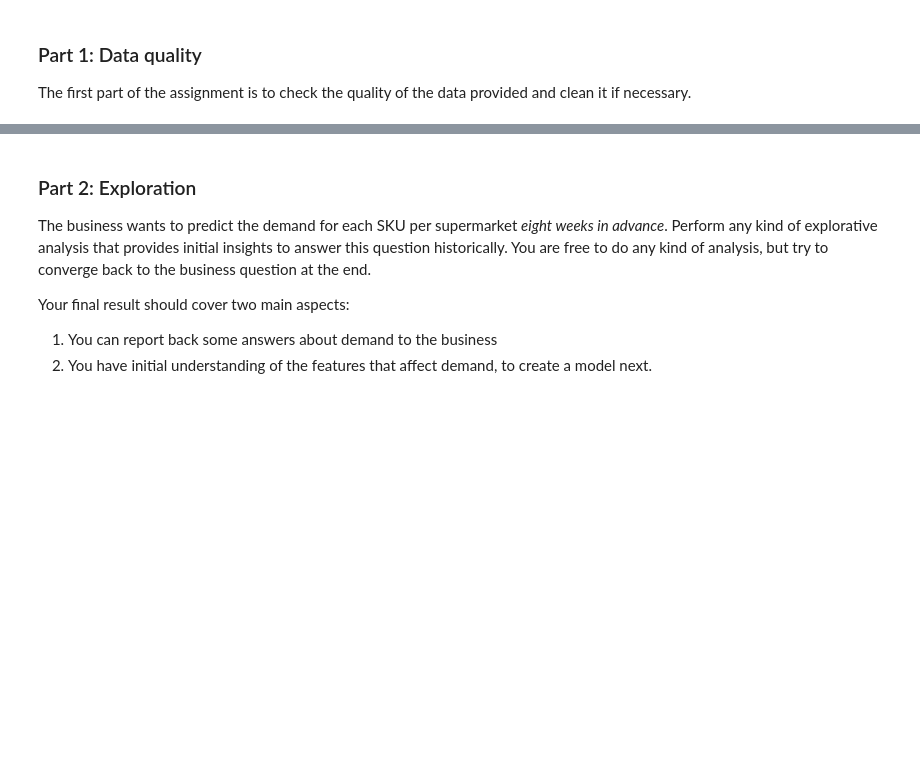
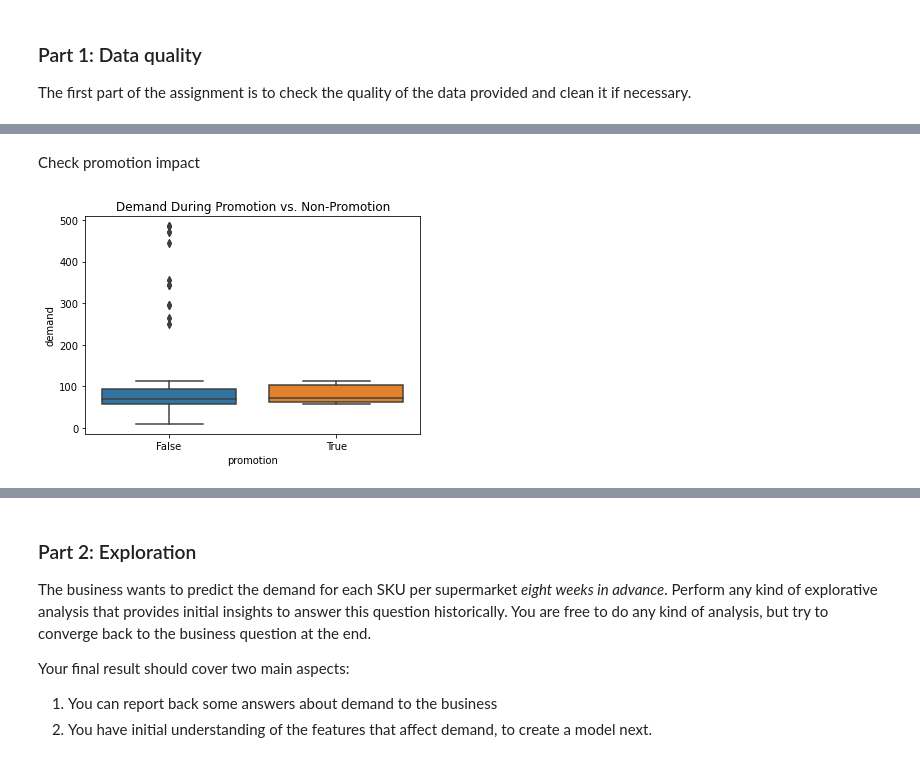
Before and after one commit to rafalhernik98/heineken-repository, a Jupyter notebook: EDA_exercise.ipynb, the cells around one changed output, grey strips where cells are left out. Drawn from its saved outputs; the diff is of its cells as text; code cells hidden in the pictures; blank space fills up the shorter version.

```diff
--- a/EDA_exercise.ipynb
+++ b/EDA_exercise.ipynb
@@ -65,0 +410,8 @@ The first part of the assignment is to check the quality of the data provided an
+# %% [markdown]
+Check promotion impact
+# %%
+sns.boxplot(x='promotion', y='demand', data=df)
+plt.title('Demand During Promotion vs. Non-Promotion')
+plt.show()
+# %% [output]
+[figure, added]
```
Also changed, not shown: parts of 29 cells of this notebook.
